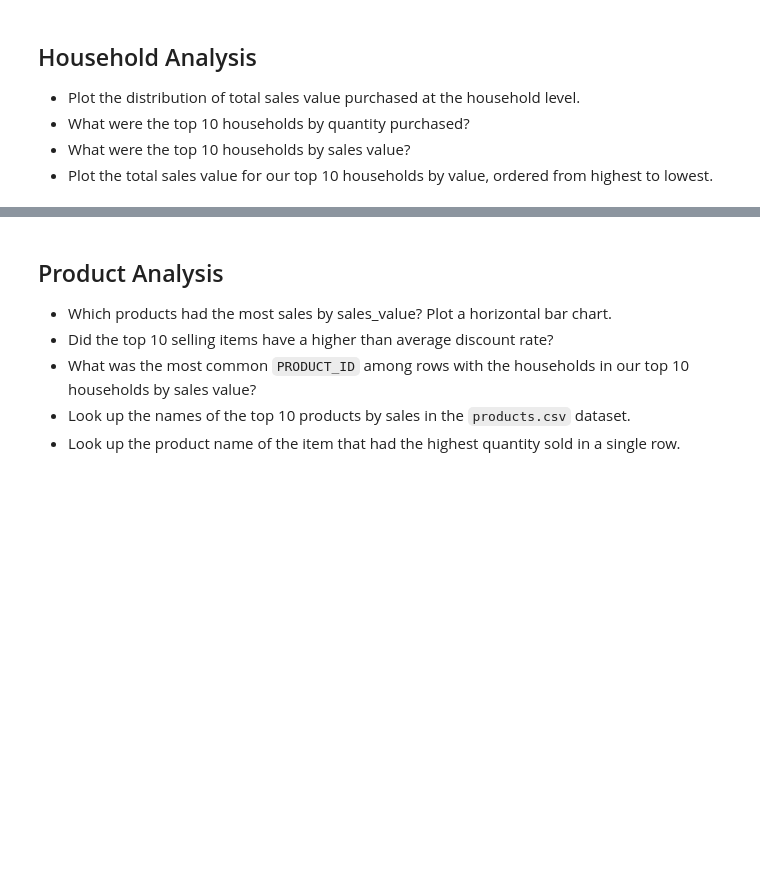
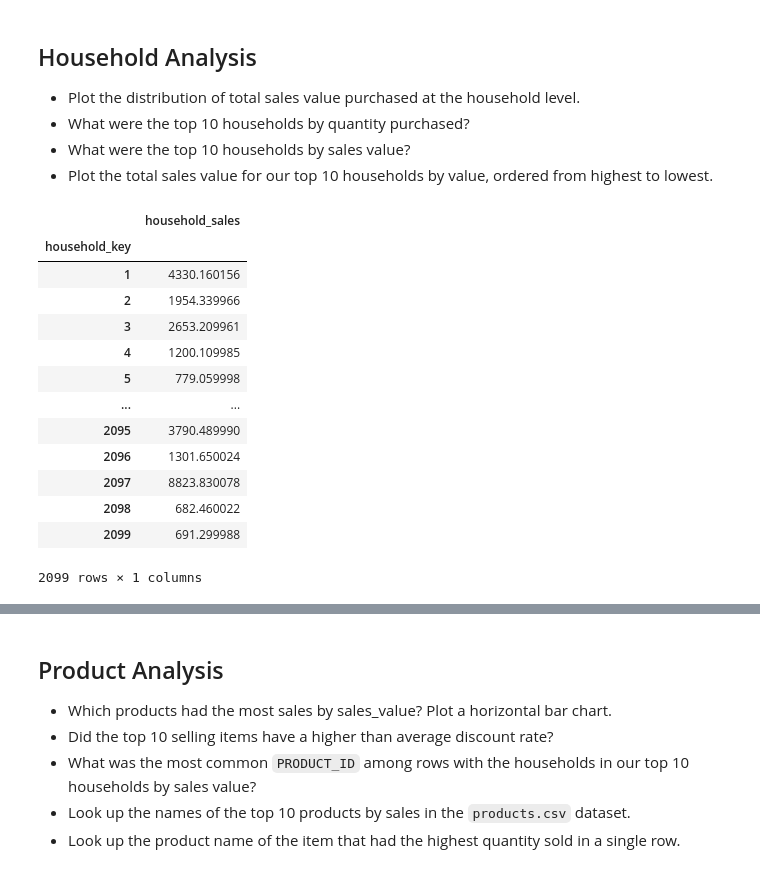
Before and after one commit to atsianis/Sales-Analysis-w-Pandas, a Jupyter notebook: section06_midcourse_project.ipynb, the cells around one changed output, grey strips where cells are left out. Drawn from its saved outputs; the diff is of its cells as text; code cells hidden in the pictures; blank space fills up the shorter version.

```diff
--- a/section06_midcourse_project.ipynb
+++ b/section06_midcourse_project.ipynb
@@ -256,3 +256,21 @@ avg_sales_per_house.round(2)
 * What were the top 10 households by quantity purchased?
 * What were the top 10 households by sales value?
 * Plot the total sales value for our top 10 households by value, ordered from highest to lowest.
+# %%
+sales_per_household = transactions.groupby("household_key").agg(household_sales = ('sales_value', 'sum'))
+sales_per_household
+# %% [output]
+|  | household_sales |
+| household_key |  |
+| 1 | 4330.160156 |
+| 2 | 1954.339966 |
+| 3 | 2653.209961 |
+| 4 | 1200.109985 |
+| 5 | 779.059998 |
+| ... | ... |
+| 2095 | 3790.489990 |
+| 2096 | 1301.650024 |
+| 2097 | 8823.830078 |
+| 2098 | 682.460022 |
+| 2099 | 691.299988 |
+2099 rows × 1 columns
```
Also changed, not shown: parts of 2 cells of this notebook.
